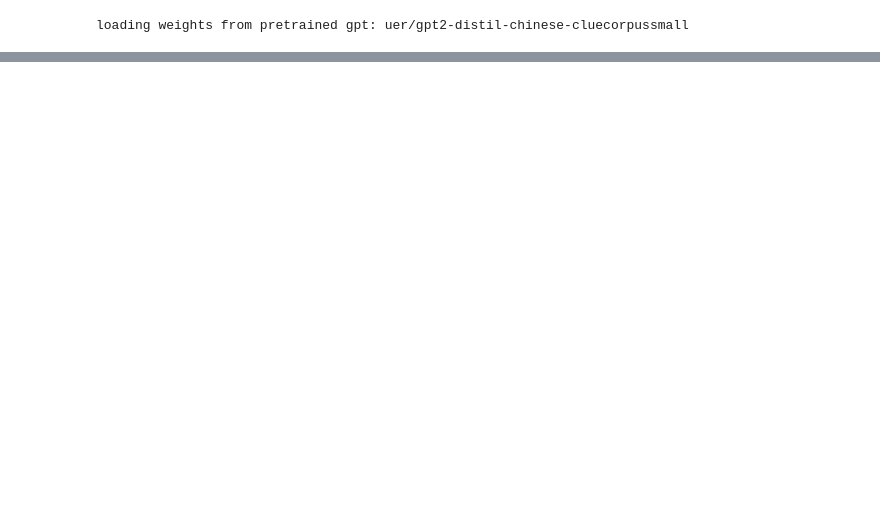
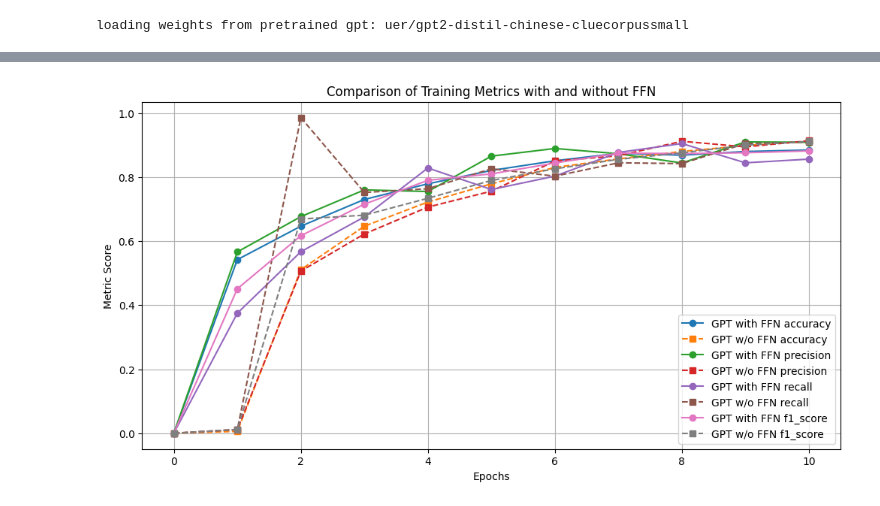
Before and after one commit to KesonStar/TextClassification_with_GPT, a Jupyter notebook: GPT2.ipynb, the cells around one changed output, grey strips where cells are left out. Drawn from its saved outputs; the diff is of its cells as text; code cells hidden in the pictures; blank space fills up the shorter version.

Commit message:
add ablation, fix bugs for next-token prediction

```diff
--- a/GPT2.ipynb
+++ b/GPT2.ipynb
@@ -940,5 +912,5 @@ ep: 8, acc: 0.9767711758613586
 # %%
-comment = "呵呵，一起来围观一下吧。"
+comment = "就是那些一问一间的小时光因为再也不会有而显得珍贵。最后的最后，是怀念你。"
 id2_label = {0: "差评！", 1: "好评！"}
 model.eval()
 # tokenizer(sen)['input_ids']
@@ -967,5 +952,5 @@ loading weights from pretrained gpt: uer/gpt2-distil-chinese-cluecorpussmall
 # %%
 optimizer = AdamW(model.parameters(), lr=1e-5)
 
-train(model, 15, 100, optimizer)
+train(model, 6, 100, optimizer)
 # %% [output]
@@ -1013,0 +1188,18 @@ ep: 12, global_step: 2900, loss: 0.6923301219940186
+# %%
+tokenizer = BertTokenizer.from_pretrained("uer/gpt2-distil-chinese-cluecorpussmall")
+
+special_tokens_dict = {"additional_special_tokens": ["<好评>", "<差评>", "<review>", "<sentiment>"]}
+tokenizer.add_special_tokens(special_tokens_dict)
+df = pd.read_csv("./reviews.csv")
+df_positive = df[df['sentiment'] == 1]
+df_negative = df[df['sentiment'] == 0]
+n_positive = len(df_positive)
+
+df_negative_over = df_negative.sample(n=n_positive, replace=True, random_state=42)
+df = pd.concat([df_positive, df_negative_over])
+
+train_df, val_df = train_test_split(df, test_size=0.1, random_state=42)
+trainset = TrainDataset(train_df, tokenizer)
+validset = ValidDataset(val_df, tokenizer)
+trainloader = DataLoader(trainset, batch_size=64, shuffle=True)
+validloader = DataLoader(validset, batch_size=64, shuffle=True)
@@ -1013,0 +1305,4 @@ ep: 12, global_step: 2900, loss: 0.6923301219940186
+# %%
+optimizer = torch.optim.AdamW(model.parameters(), lr=5e-5)
+metric_with_FFN = train(model_1, optimizer_1, num_epochs=10)
+metric_without_FFN = train(model_2, optimizer_2, num_epochs=10)
@@ -1013,0 +1345,20 @@ ep: 12, global_step: 2900, loss: 0.6923301219940186
+# %%
+import matplotlib.pyplot as plt
+def plot_metrics_comparison(metrics_A, metrics_B, num_epochs):
+    plt.figure(figsize=(12, 6))
+
+    epochs = list(range(num_epochs+1))
+    for metric in ["accuracy", "precision", "recall", "f1_score"]:
+        plt.plot(epochs, metrics_A[metric], label=f"GPT with FFN {metric}", linestyle="-", marker="o")
+        plt.plot(epochs, metrics_B[metric], label=f"GPT w/o FFN {metric}", linestyle="--", marker="s")
+
+    plt.xlabel("Epochs")
+    plt.ylabel("Metric Score")
+    plt.title("Comparison of Training Metrics with and without FFN")
+    plt.legend()
+    plt.grid(True)
+    plt.show()
+
+plot_metrics_comparison(metric_with_FFN, metric_without_FFN, num_epochs=10)
+# %% [output]
+[figure, added]
```
Also changed, not shown: parts of 36 cells of this notebook.
